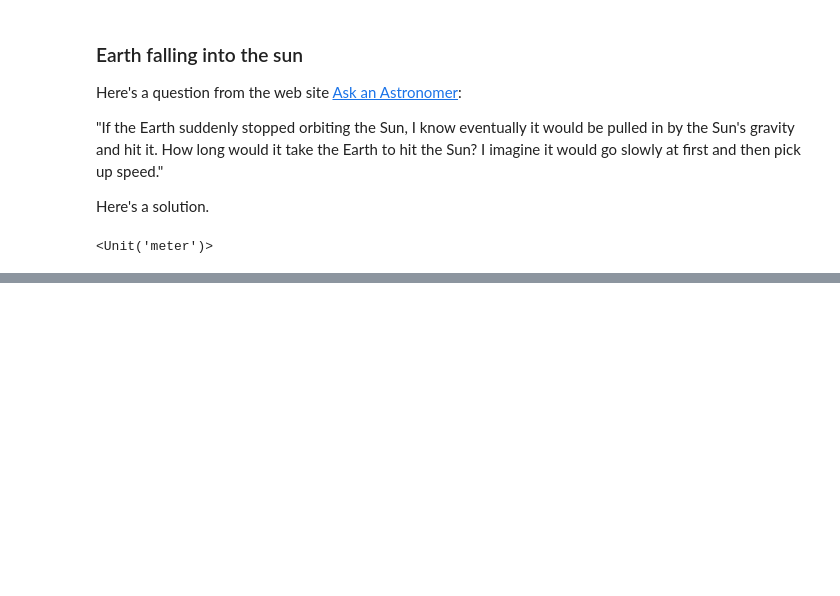
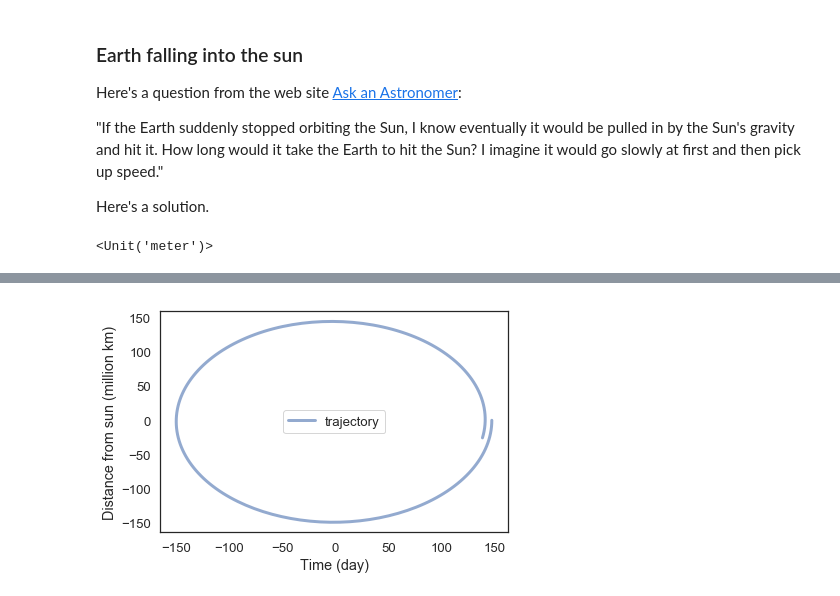
Before and after one commit to KGUERRAOLIN/ModSimPy, a Jupyter notebook: code/orbit_homework.ipynb, the cells around one changed output, grey strips where cells are left out. Saved outputs shown, nothing was run; the diff lists cells and outputs as text; code cells hidden in the pictures; blank space fills up the shorter version.

```diff
--- a/code/orbit_homework.ipynb
+++ b/code/orbit_homework.ipynb
@@ -191 +169,11 @@ Name: x, Length: 201, dtype: float64
+# %%
+# The plot below shows the trajectory of the earth in reference to the sun over the timespan of a year
+
+plot(x, y, label='trajectory')
+
+
+decorate(xlabel='Time (day)',
+         ylabel='Distance from sun (million km)')
+# %% [output]
+[figure, added]
 # %%
```
Also changed, not shown: parts of 12 cells of this notebook.
